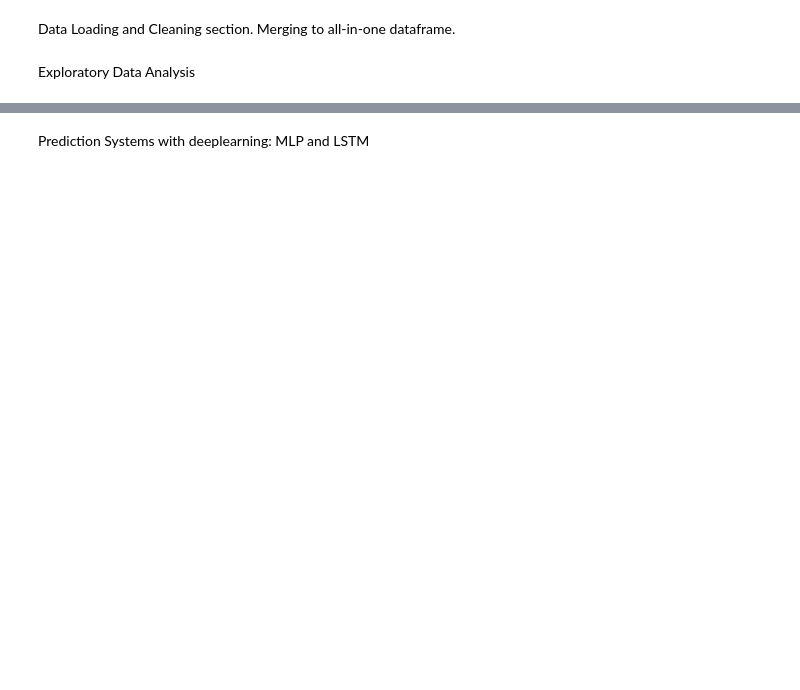
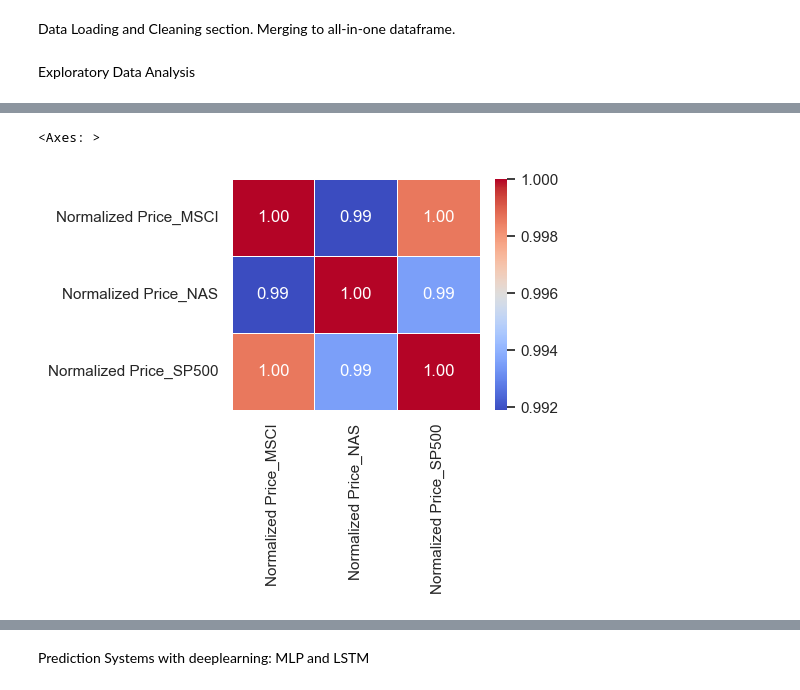
Before and after one commit to ChristianChimi/Financial-Analytics, a Jupyter notebook: Stock-Market-Analytics/Stock_market_Analytics.ipynb, the cells around one changed output, grey strips where cells are left out. Drawn from its saved outputs; the diff is of its cells as text; code cells hidden in the pictures; blank space fills up the shorter version.

```diff
--- a/Stock-Market-Analytics/Stock_market_Analytics.ipynb
+++ b/Stock-Market-Analytics/Stock_market_Analytics.ipynb
@@ -54,11 +58,25 @@ for i, df in enumerate(dfs2):
     # Normalize prices
     df['Normalized Price'] = scaler.fit_transform(df[[columns[i]]])
 # %%
-df_merged = df_VWCE_ordered[['Normalized Price']].merge(
-    df_SP500_ordered[['Normalized Price']],
+df_merged = df_SP500_ordered[['Normalized Price']].merge(
+    df_NAS_ordered[['Normalized Price']],
     left_index=True,
     right_index=True,
-    suffixes=('_VWCE', '_SP500')
+    suffixes=('_SP500', '_NAS')
+)
+
+df_merged = df_merged.merge(
+    df_EIMI_ordered[['Normalized Price']],
+    left_index=True,
+    right_index=True,
+    suffixes=('', '_EIMI')
+)
+
+df_merged = df_merged.merge(
+    df_APPLE_ordered[['Normalized Price']],
+    left_index=True,
+    right_index=True,
+    suffixes=('', '_APPLE')
 )
 
 df_merged = df_merged.merge(
@@ -68,12 +86,5 @@ df_merged = df_merged.merge(
     suffixes=('', '_MSCI')
 )
 
-df_merged = df_merged.merge(
-    df_APPLE_ordered[['Normalized Price']],
-    left_index=True,
-    right_index=True,
-    suffixes=('', '_APPLE')
-)
-
-df_merged = df_merged.rename(columns={'Normalized Price': 'Normalized Price_MSCI'})
+df_merged = df_merged.rename(columns={'Normalized Price': 'Normalized Price_EIMI'})
 # %%
@@ -131,0 +150,9 @@ plt.show()
+# %%
+#Heat map confirms the correlation between indexes
+
+corr_matrix = df_merged[['Normalized Price_MSCI', 'Normalized Price_NAS', 'Normalized Price_SP500']].corr()
+plt.figure(figsize=(4, 3))
+sns.heatmap(corr_matrix, annot=True, cmap='coolwarm', fmt=".2f", linewidths=0.5)
+# %% [output]
+<Axes: >
+[figure, added]
```
Also changed, not shown: parts of 16 cells of this notebook, 3 other files.
